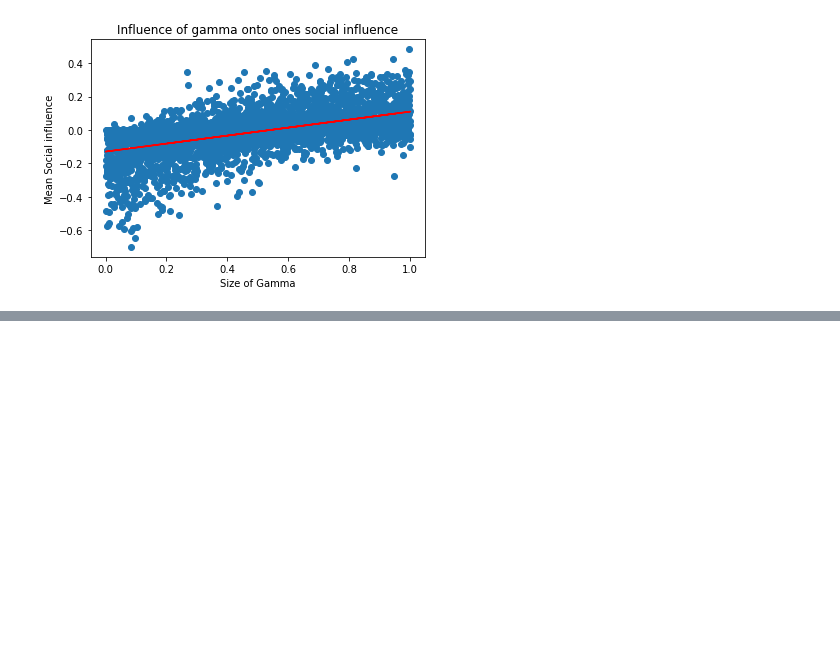
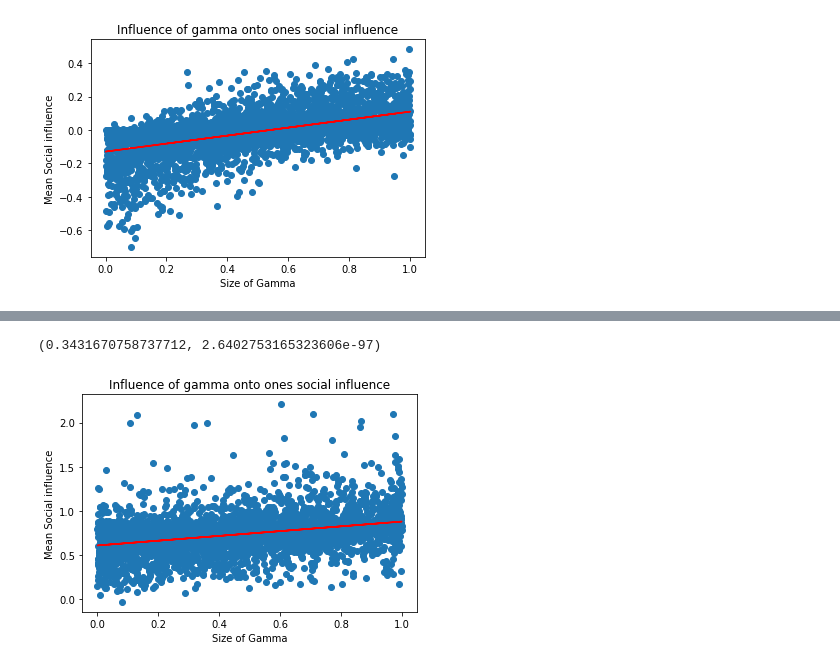
Before and after one commit to sheuschk/DiversitySimulation, a Jupyter notebook: Group Exploration in NK Landscapes.ipynb, the cells around one changed output, grey strips where cells are left out. Drawn from its saved outputs; the diff is of its cells as text; code cells hidden in the pictures; blank space fills up the shorter version.

Commit message:
Regression social influence learning

```diff
--- a/Group Exploration in NK Landscapes.ipynb
+++ b/Group Exploration in NK Landscapes.ipynb
@@ -545,7 +545,7 @@ If the same agent with a high communication rate would be leader the performance
 ### First simple RL (without feature based RL)
 f is now called gamma
 # %%
-def run_voting(env, gammas, iterations, rng):
+def run_RWL_voting(env, gammas, iterations, rng):
     """Test if Communication feature makes a difference in performance"""
     # Initialize solution
     state = np.round(rng.random(env.N)).astype(int)
@@ -588,7 +588,6 @@ def run_voting(env, gammas, iterations, rng):
 
         # Applying solution
         if len(all_agent_scores[speaker]) == 0:
-            # TODO Social update (if nothing happens)
             social_influence[:,speaker] = social_influence[:,speaker] + 0.2 * (score * 0.9 - score)
             all_scores[i+1] = score
             continue
@@ -628,7 +627,7 @@ for i in range(n_trials):
     env = NK_landscape_loaded(N, K, landscapes[rng.integers(0,30)])
 
     gammas = rng.random(n_agents)
-    social_influence = run_voting(env, gammas, iterations, rng)
+    social_influence = run_RWL_voting(env, gammas, iterations, rng)
 
     results[i*n_agents : i*n_agents + n_agents][:,0] = gammas
     results[i*n_agents : i*n_agents + n_agents][:,1] = social_influence
@@ -658,0 +771,28 @@ print(pearsonr(x, results[:,1]))
+# %%
+rng = np.random.default_rng(1)
+iterations = 100
+n_trials = 500
+N, K = 10, 5
+
+n_agents = 7
+
+n_features = 4
+
+# Communication feature of one agent
+results = np.empty((n_trials*n_agents, n_features*2+1))
+
+
+print("Start")
+for i in range(n_trials):
+    env = NK_landscape_loaded(N, K, landscapes[rng.integers(0,30)])
+
+    f = rng.random((n_agents, n_features))
+    social_influence, w = run_Regression_voting(env, f, iterations, n_features, rng)
+
+    results[i*n_agents : i*n_agents + n_agents][:,0:n_features] = f
+    results[i*n_agents : i*n_agents + n_agents][:,n_features] = social_influence
+    results[i*n_agents : i*n_agents + n_agents][:,n_features+1:] = w
+
+    if i%100 == 0:
+        print(i)
+print("End")
@@ -658,0 +807,12 @@ print(pearsonr(x, results[:,1]))
+# %%
+x = results[:,0]
+plt.scatter(x, results[:,n_features])
+m, c = np.polyfit(x,  results[:,n_features], 1)
+plt.title("Influence of gamma onto ones social influence")
+plt.plot(x, m*x + c, 'r')
+plt.xlabel("Size of Gamma")
+plt.ylabel("Mean Social influence")
+print(pearsonr(x, results[:,n_features]))
+# %% [output]
+(0.3431670758737712, 2.6402753165323606e-97)
+[figure, added]
```
Also changed, not shown: parts of 8 cells of this notebook, 1 other file.
